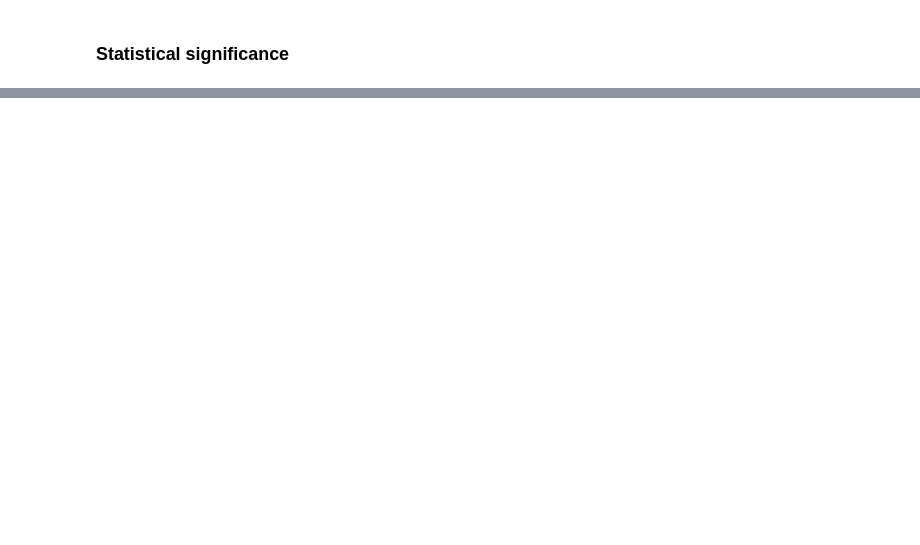
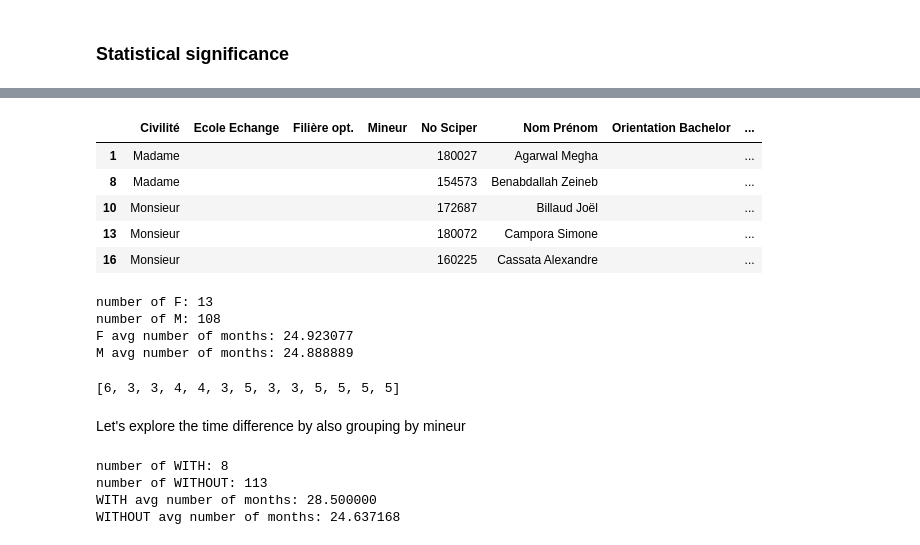
Before and after one commit to lfaucon/ada-homeworks, a Jupyter notebook: Homework_2/02 - Data from the Web/homework2.ipynb, the cells around one changed output, grey strips where cells are left out. Saved outputs shown, nothing was run; the diff lists cells and outputs as text; code cells hidden in the pictures; blank space fills up the shorter version.

```diff
--- a/Homework_2/02 - Data from the Web/homework2.ipynb
+++ b/Homework_2/02 - Data from the Web/homework2.ipynb
@@ -141,0 +319,29 @@ print('M avg number of months: %f' % (df_bachelor_grouped.size()['Monsieur'].mea
+# %%
+df_master_pdm = df_master[df_master.ww_x_PERIODE_PEDAGO.isin(['Projet Master automne','Projet Master printemps'])]
+# %%
+df_master_filtered = df_master[df_master['No Sciper'].isin(df_master_pdm['No Sciper'].tolist())]
+df_master_filtered.head()
+# %% [output]
+|  | Civilité | Ecole Echange | Filière opt. | Mineur | No Sciper | Nom Prénom | Orientation Bachelor | ... |
+| 1 | Madame |  |  |  | 180027 | Agarwal Megha |  | ... |
+| 8 | Madame |  |  |  | 154573 | Benabdallah Zeineb |  | ... |
+| 10 | Monsieur |  |  |  | 172687 | Billaud Joël |  | ... |
+| 13 | Monsieur |  |  |  | 180072 | Campora Simone |  | ... |
+| 16 | Monsieur |  |  |  | 160225 | Cassata Alexandre |  | ... |
+# %%
+df_master_grouped = df_master_filtered[['Civilité','No Sciper','ww_x_PERIODE_PEDAGO']].groupby(['Civilité','No Sciper'])
+print('number of F: %d' % (df_master_grouped.size()['Madame'].count()))
+print('number of M: %d' % (df_master_grouped.size()['Monsieur'].count()))
+print('F avg number of months: %f' % (df_master_grouped.size()['Madame'].mean()*6))
+print('M avg number of months: %f' % (df_master_grouped.size()['Monsieur'].mean()*6))
+# %% [output]
+number of F: 13
+number of M: 108
+F avg number of months: 24.923077
+M avg number of months: 24.888889
+# %%
+df_master_grouped.size()['Madame'].tolist()
+# %% [output]
+[6, 3, 3, 4, 4, 3, 5, 3, 3, 5, 5, 5, 5]
+# %% [markdown]
+Let's explore the time difference by also grouping by mineur
@@ -141,0 +350,10 @@ print('M avg number of months: %f' % (df_bachelor_grouped.size()['Monsieur'].mea
+# %%
+print('number of WITH: %d' % (df_master_grouped_with_mineur.size()[True].count()))
+print('number of WITHOUT: %d' % (df_master_grouped_with_mineur.size()[False].count()))
+print('WITH avg number of months: %f' % (df_master_grouped_with_mineur.size()[True].mean()*6))
+print('WITHOUT avg number of months: %f' % (df_master_grouped_with_mineur.size()[False].mean()*6))
+# %% [output]
+number of WITH: 8
+number of WITHOUT: 113
+WITH avg number of months: 28.500000
+WITHOUT avg number of months: 24.637168
```
Also changed, not shown: parts of 28 cells of this notebook.
